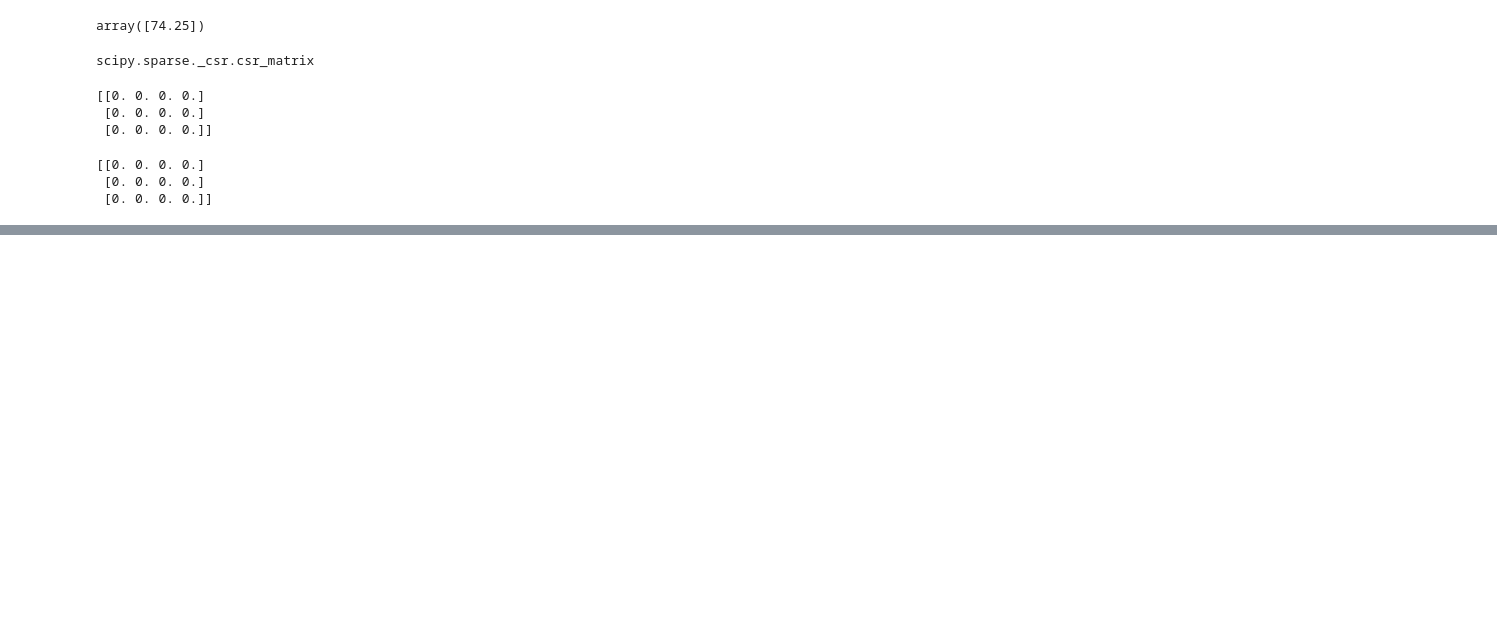
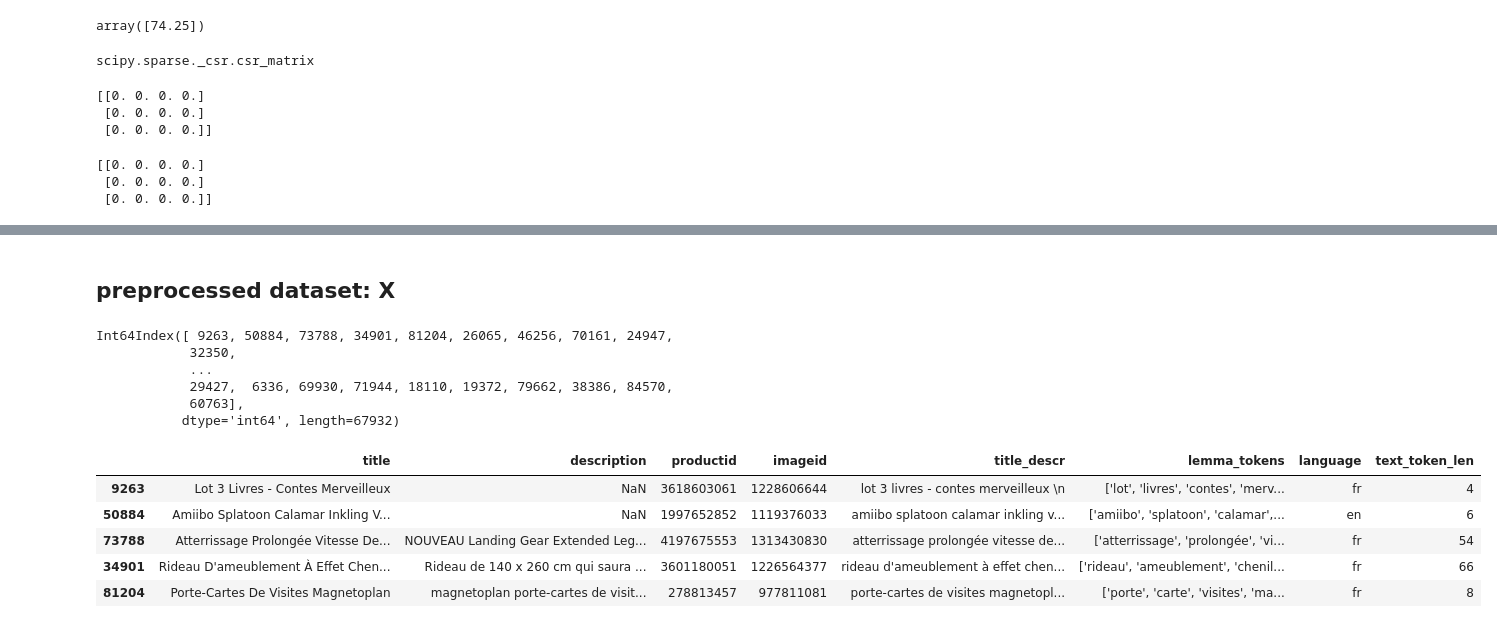
Before and after one commit to RamiroHR/Multimodal-Data-Product-Classification-Model, a Jupyter notebook: Tests_Simple_functions.ipynb, the cells around one changed output, grey strips where cells are left out. Saved outputs shown, nothing was run; the diff lists cells and outputs as text; code cells hidden in the pictures; blank space fills up the shorter version.

Commit message:
update modular preprocessing and Test_simple_functions

```diff
--- a/Tests_Simple_functions.ipynb
+++ b/Tests_Simple_functions.ipynb
@@ -442,0 +461,8 @@ print(X1.toarray())
+# %%
+## define general parameters
+
+myseed = 123
+
+splitting_path = '../Splitted_datasets/'
+preprocessing_path = '../Preprocessed_data/'
+training_path = '../Trained_models_and_metrics/'
@@ -442,0 +540,23 @@ print(X1.toarray())
+# %% [markdown]
+## preprocessed dataset: X
+# %%
+df_X_train_preprocess = pd.read_csv(preprocessing_path+'2308121902_df_X_train_preprocess.csv', header = 0, index_col = 0, sep = ',')
+df_X_test_preprocess = pd.read_csv(preprocessing_path+'2308121902_df_X_test_preprocess.csv', header = 0, index_col = 0, sep = ',')
+# df_y_train = pd.read_csv( splitting_path+'2308121827_df_y_train.csv', header = 0, index_col = 0, sep = ',')
+# df_y_test = pd.read_csv( splitting_path+'2308121827_df_y_test.csv', header = 0, index_col = 0, sep = ',')
+# %%
+print(df_X_train_preprocess.index)
+df_X_train_preprocess.head()
+# %% [output]
+Int64Index([ 9263, 50884, 73788, 34901, 81204, 26065, 46256, 70161, 24947,
+            32350,
+            ...
+            29427,  6336, 69930, 71944, 18110, 19372, 79662, 38386, 84570,
+            60763],
+           dtype='int64', length=67932)
+|  | title | description | productid | imageid | title_descr | lemma_tokens | language | text_token_len |
+| 9263 | Lot 3 Livres - Contes Merveilleux | NaN | 3618603061 | 1228606644 | lot 3 livres - contes merveilleux \n | ['lot', 'livres', 'contes', 'merv... | fr | 4 |
+| 50884 | Amiibo Splatoon Calamar Inkling V... | NaN | 1997652852 | 1119376033 | amiibo splatoon calamar inkling v... | ['amiibo', 'splatoon', 'calamar',... | en | 6 |
+| 73788 | Atterrissage Prolongée Vitesse De... | NOUVEAU Landing Gear Extended Leg... | 4197675553 | 1313430830 | atterrissage prolongée vitesse de... | ['atterrissage', 'prolongée', 'vi... | fr | 54 |
+| 34901 | Rideau D'ameublement À Effet Chen... | Rideau de 140 x 260 cm qui saura ... | 3601180051 | 1226564377 | rideau d'ameublement à effet chen... | ['rideau', 'ameublement', 'chenil... | fr | 66 |
+| 81204 | Porte-Cartes De Visites Magnetoplan | magnetoplan porte-cartes de visit... | 278813457 | 977811081 | porte-cartes de visites magnetopl... | ['porte', 'carte', 'visites', 'ma... | fr | 8 |
```
Also changed, not shown: parts of 23 cells of this notebook, 1 other file.
